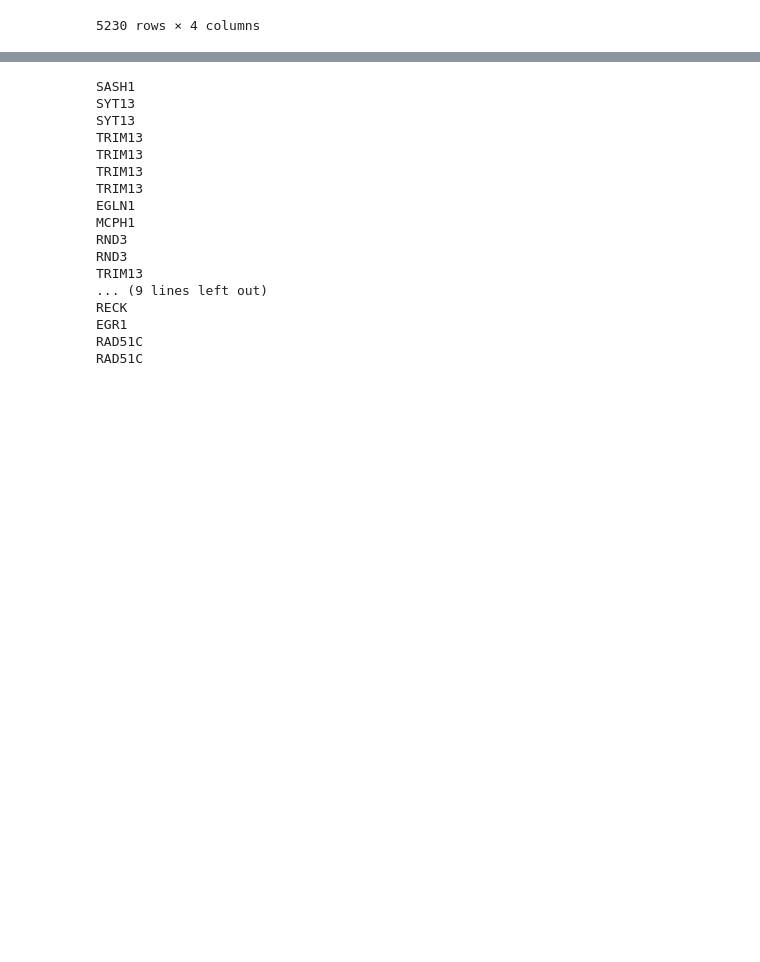
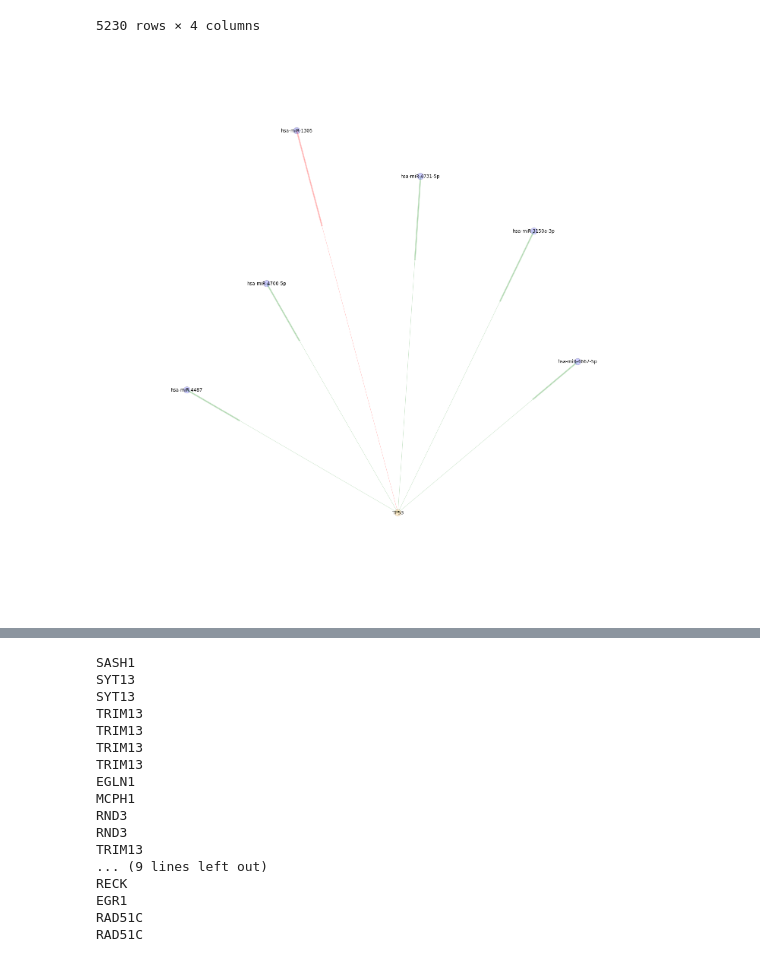
Before and after one commit to choyichen/tcga-mir-rewire, a Jupyter notebook: Oncogenes/Vanderbilt.ipynb, the cells around one changed output, grey strips where cells are left out. Saved outputs shown, nothing was run; the diff lists cells and outputs as text; code cells hidden in the pictures; blank space fills up the shorter version.

```diff
--- a/Oncogenes/Vanderbilt.ipynb
+++ b/Oncogenes/Vanderbilt.ipynb
@@ -88,0 +94,31 @@ import numpy as np
+# %%
+hey = 0
+colors2 = []
+gene = "TP53"
+targets = K.neighbors(gene)
+fhb = fha[fha["Genesymbol"] == "TP53"]
+k = K.subgraph([gene] + targets)
+for j,h in k.edges():
+    test1 = []
+    hey += 1
+    print hey, '\r',
+    for idx,row in fhb.iterrows():
+        if row["miRNA"] in test1:
+            continue
+        if not row["miRNA"] == h:
+            continue
+        test1.append(row["miRNA"])
+        if row["Targetsiteclass"] == "Created":
+            colors2.append("g")
+        else:
+            colors2.append("r")
+colors = []
+for n in k.nodes():
+    if n == "TP53":
+        colors.append("orange")
+    else:
+        colors.append("b")
+figure(figsize=(20,20))
+nx.draw(k, node_color=colors, alpha=.2, with_labels=True, edge_color=colors2)
+# %% [output]
+[figure, added]
```
Also changed, not shown: parts of 7 cells of this notebook, 9 other files.
